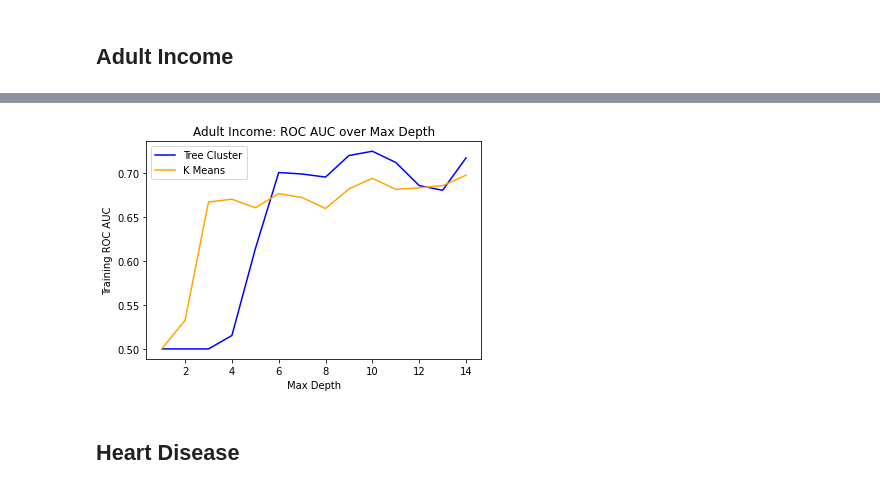
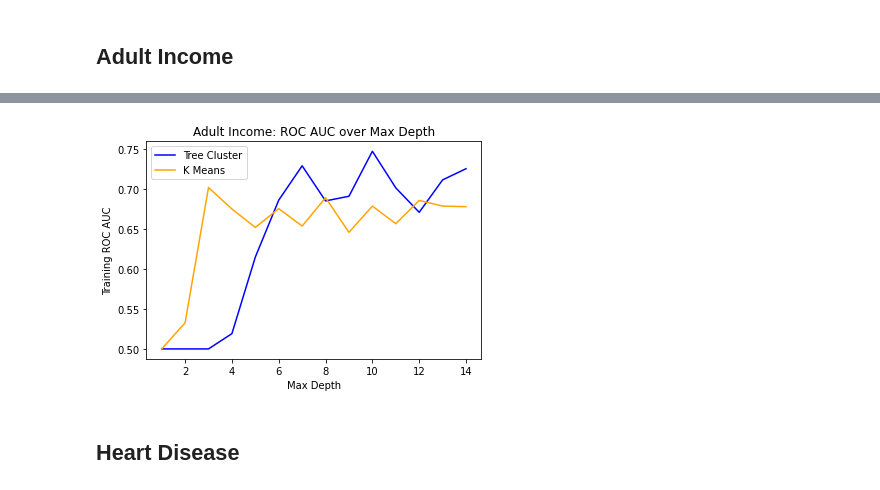
Before and after one commit to udellgroup/interpretable_clustering, a Jupyter notebook: Cluster Tree Comparison Tests.ipynb, the cells around one changed output, grey strips where cells are left out. Cells and saved outputs as stored; diff of their text form; code cells hidden in the pictures.

```diff
--- a/Cluster Tree Comparison Tests.ipynb
+++ b/Cluster Tree Comparison Tests.ipynb
@@ -76,6 +77,12 @@ def pre_process(ts=0.3):
 # %%
 def pre_processing_adult():
     income_data = pd.read_csv('adult.csv')
+    inc_no_tar = income_data.drop(columns = ['income'])
+    c = ['income'] + list(inc_no_tar.columns)
+    data = pd.DataFrame(columns=c)
+    for col in c:
+        data[col] = income_data[col]
+    income_data = data.copy()
 
     income_data['workclass']= income_data['workclass'].replace({"?":"Unknown"})
     income_data['native-country']= income_data['native-country'].replace({"?":"Unknown"})
@@ -167,7 +198,7 @@ def build_tree_fw(xTrain,yTrain,xTest, md):
     xTrain1 = train1.drop('y',axis = 1)
     gc.collect()
 
-    estimator = DecisionTreeClassifier(max_depth=md).fit(xTrain1,yTrain1)
+    estimator = DecisionTreeRegressor(max_depth=md).fit(xTrain1,yTrain1)
     leaves_train = estimator.apply(xTrain)
     leaves_test = estimator.apply(xTest)
     train_comb = list(itertools.combinations(range(0,len(xTrain)), 2))
@@ -407,7 +438,7 @@ for i in range(1, 15):
     print(i)
     tree_clust_i = []
     k_clust_i = []
-    for j in range(30):
+    for j in range(1):
         xTrain, xTest, yTrain, yTest, full_data_train,full_data_test = pre_processing_adult()
         df_train = full_data_train[["income", "age", "workclass", "educational-num", "occupation", "relationship", "race", "gender", "capital-gain", "capital-loss", "hours-per-week", "native-country"]]
         df_test = full_data_test[["income", "age", "workclass", "educational-num", "occupation", "relationship", "race", "gender", "capital-gain", "capital-loss", "hours-per-week", "native-country"]]
@@ -448,15 +479,18 @@ for i in range(1, 15):
 13
 14
 # %%
+x_lst = [1, 2, 3, 4, 5, 6, 7, 8, 9, 10, 11, 12, 13, 14]
+
+
 plt.plot(x_lst, tree_clust_err1, color='blue', label="Tree Cluster")
 plt.plot(x_lst, k_clust_err1, color='orange', label="K Means")
 plt.xlabel("Max Depth")
 plt.ylabel("Training ROC AUC")
 plt.title("Adult Income: ROC AUC over Max Depth")
 plt.legend()
 plt.show()
 # %% [output]
-[figure, old version]
+[figure, new version]
 # %% [markdown]
 ## Heart Disease
 # %%
```
Also changed, not shown: parts of 12 cells of this notebook, 3 other files.
